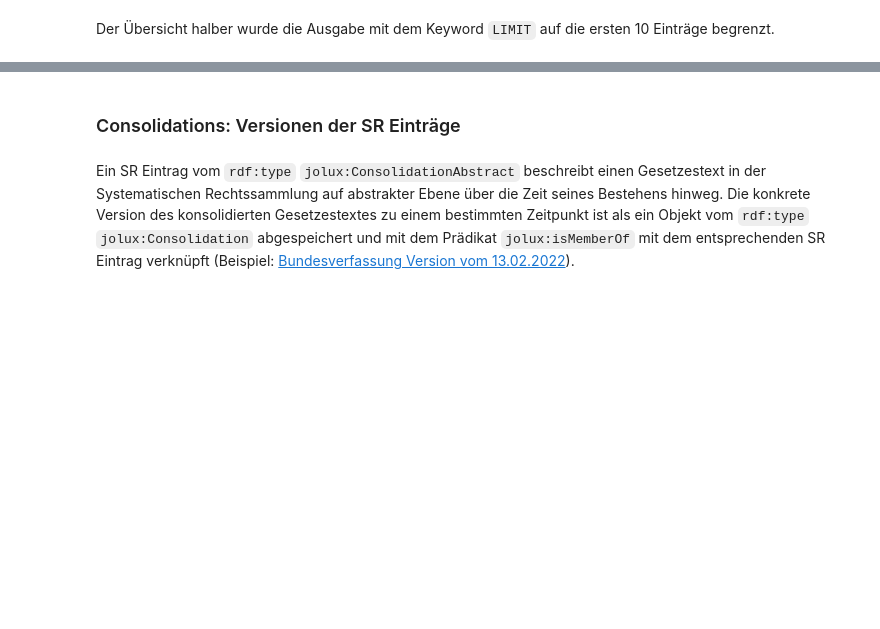
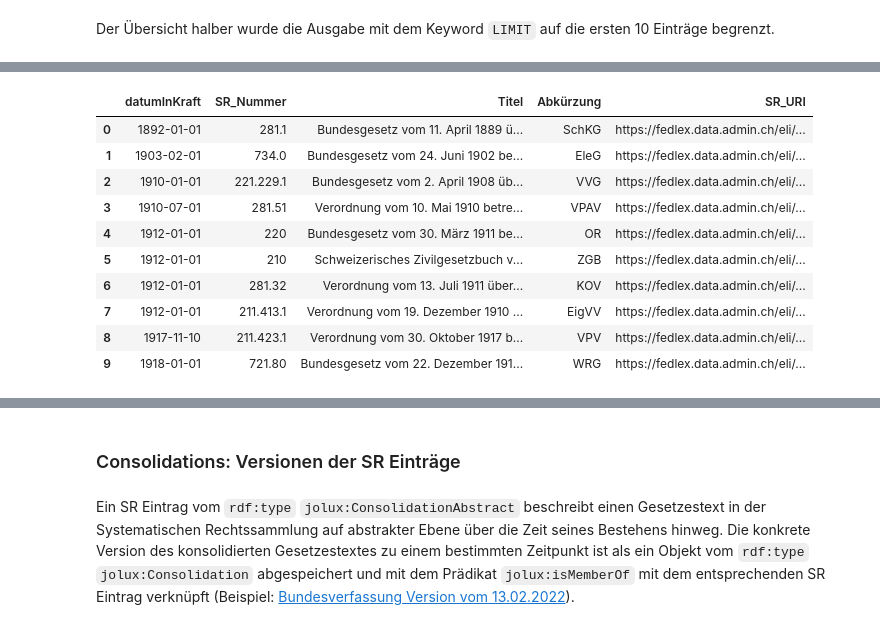
Before and after one commit to bequrios/fedlex, a Jupyter notebook: content/Tutorial.ipynb, the cells around one changed output, grey strips where cells are left out. Cells and saved outputs as stored; diff of their text form; code cells hidden in the pictures; blank space fills up the shorter version.

Commit message:
Added and rephrased some information. Added query for filtering active law.

```diff
--- a/content/Tutorial.ipynb
+++ b/content/Tutorial.ipynb
@@ -255,0 +302,54 @@ display_result(df)
+# %%
+df = await query("""
+
+# Definition von Prefixes zur besseren Lesbarkeit
+PREFIX rdf: <http://www.w3.org/1999/02/22-rdf-syntax-ns#>
+PREFIX jolux: <http://data.legilux.public.lu/resource/ontology/jolux#>
+# Mit xsd werden Datentypen definiert
+PREFIX xsd: <http://www.w3.org/2001/XMLSchema#>
+
+SELECT DISTINCT ?datumInKraft ?SR_Nummer ?Titel ?Abkürzung ?SR_URI WHERE {
+
+    # Auswahl aller SR Einträge
+    ?SR_URI rdf:type jolux:ConsolidationAbstract .
+
+    # Auswählen des Datums des Inkrafttretens
+    ?SR_URI jolux:dateEntryInForce ?datumInKraft .
+    # Auswählen der SR-Einträge die vor dem heutigen Datum in Kraft getreten sind
+    FILTER( ( xsd:date(?datumInKraft) <= xsd:date(now()) ) )
+
+    # Auswählen des Aufhebungsdatums, falls vorhanden
+    OPTIONAL { ?SR_URI jolux:dateNoLongerInForce ?datumAufhebung . }
+    # Auswälen der SR-Einträge die entweder kein Aufhebungsdatum haben, oder bei denen es noch in der Zukunft liegt
+    FILTER( !bound(?datumAufhebung) || xsd:date(?datumAufhebung) >= xsd:date(now()) )
+
+    ?SR_URI jolux:isRealizedBy ?expression .
+
+    ?expression jolux:language <http://publications.europa.eu/resource/authority/language/DEU> .
+
+    ?expression jolux:title ?Titel ;
+                jolux:titleShort ?Abkürzung ;
+                jolux:historicalLegalId ?SR_Nummer .
+}
+
+# Wir sortieren die Einträge nach Datum des Inkrafttretens in aufsteigender Reihenfolge (älteste zuerst)
+ORDER BY ASC(?datumInKraft)
+
+# Wir beschränken die Ausgabe auf die ersten 10 Einträge
+LIMIT 10
+
+""", "F")
+
+display_result(df)
+# %% [output]
+|  | datumInKraft | SR_Nummer | Titel | Abkürzung | SR_URI |
+| 0 | 1892-01-01 | 281.1 | Bundesgesetz vom 11. April 1889 ü... | SchKG | https://fedlex.data.admin.ch/eli/... |
+| 1 | 1903-02-01 | 734.0 | Bundesgesetz vom 24. Juni 1902 be... | EleG | https://fedlex.data.admin.ch/eli/... |
+| 2 | 1910-01-01 | 221.229.1 | Bundesgesetz vom 2. April 1908 üb... | VVG | https://fedlex.data.admin.ch/eli/... |
+| 3 | 1910-07-01 | 281.51 | Verordnung vom 10. Mai 1910 betre... | VPAV | https://fedlex.data.admin.ch/eli/... |
+| 4 | 1912-01-01 | 220 | Bundesgesetz vom 30. März 1911 be... | OR | https://fedlex.data.admin.ch/eli/... |
+| 5 | 1912-01-01 | 210 | Schweizerisches Zivilgesetzbuch v... | ZGB | https://fedlex.data.admin.ch/eli/... |
+| 6 | 1912-01-01 | 281.32 | Verordnung vom 13. Juli 1911 über... | KOV | https://fedlex.data.admin.ch/eli/... |
+| 7 | 1912-01-01 | 211.413.1 | Verordnung vom 19. Dezember 1910 ... | EigVV | https://fedlex.data.admin.ch/eli/... |
+| 8 | 1917-11-10 | 211.423.1 | Verordnung vom 30. Oktober 1917 b... | VPV | https://fedlex.data.admin.ch/eli/... |
+| 9 | 1918-01-01 | 721.80 | Bundesgesetz vom 22. Dezember 191... | WRG | https://fedlex.data.admin.ch/eli/... |
```
Also changed, not shown: parts of 19 cells of this notebook.
